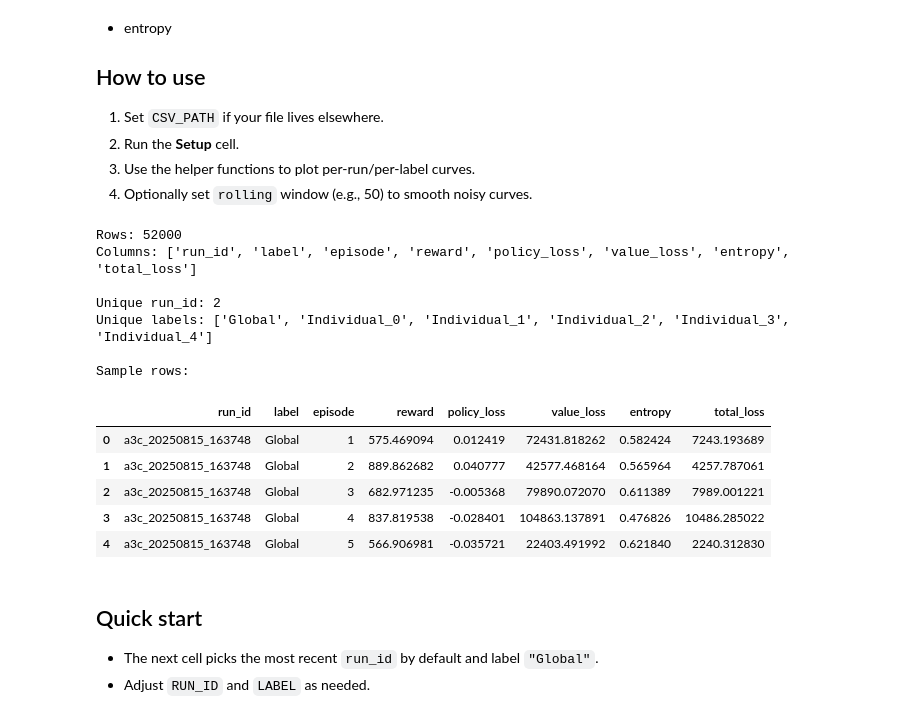
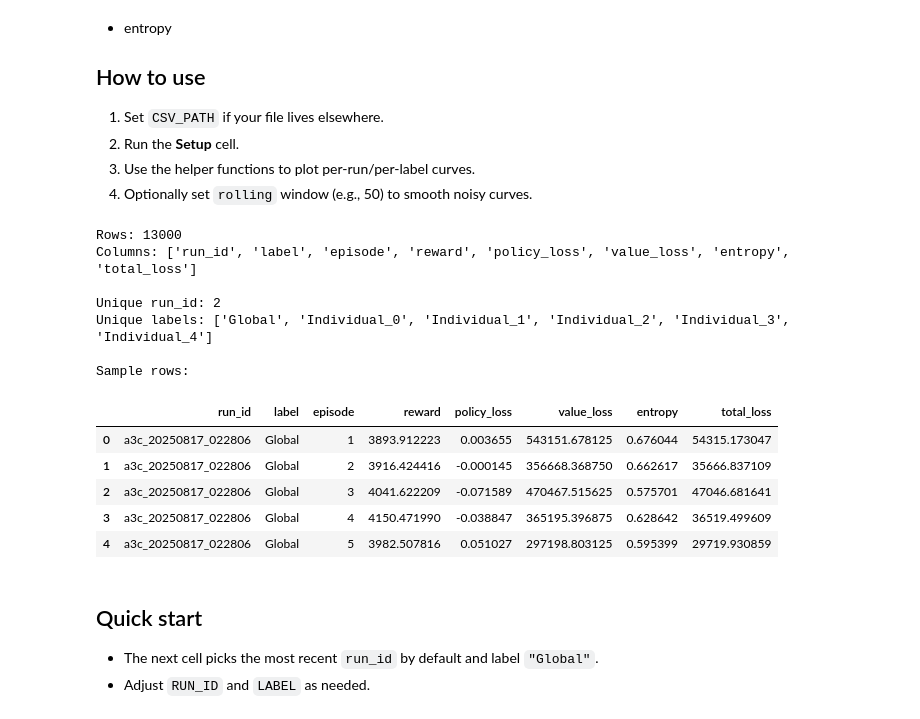
Before and after one commit to crazytb/uav_a3c, a Jupyter notebook: main_training_metrics_analysis.ipynb, the cells around one changed output. Cells and saved outputs as stored; diff of their text form; code cells hidden in the pictures.

```diff
--- a/main_training_metrics_analysis.ipynb
+++ b/main_training_metrics_analysis.ipynb
@@ -14,41 +14,41 @@ This notebook loads `runs/all_training_metrics.csv` (the master log you created
 4. Optionally set `rolling` window (e.g., 50) to smooth noisy curves.
 # %%
 # === Setup ===
-stamp = "20250815_163748"
+stamp = "20250817_022806"
 CSV_PATH = f"runs/all_training_metrics_{stamp}.csv"  # change this if needed
 
 import pandas as pd
 import matplotlib.pyplot as plt
 from pathlib import Path
 from drl_framework import params
 
 # Load
 df = pd.read_csv(CSV_PATH)
 
 # Basic sanity check / peek
 print("Rows:", len(df))
 print("Columns:", list(df.columns))
 print("\nUnique run_id:", df['run_id'].nunique())
 print("Unique labels:", sorted(df['label'].unique()))
 print("\nSample rows:")
 display(df.head())
 
 # Sort for consistency
 df = df.sort_values(['run_id','label','episode']).reset_index(drop=True)
 # %% [output]
-Rows: 52000
+Rows: 13000
 Columns: ['run_id', 'label', 'episode', 'reward', 'policy_loss', 'value_loss', 'entropy', 'total_loss']
 
 Unique run_id: 2
 Unique labels: ['Global', 'Individual_0', 'Individual_1', 'Individual_2', 'Individual_3', 'Individual_4']
 
 Sample rows:
 |  | run_id | label | episode | reward | policy_loss | value_loss | entropy | total_loss |
-| 0 | a3c_20250815_163748 | Global | 1 | 575.469094 | 0.012419 | 72431.818262 | 0.582424 | 7243.193689 |
-| 1 | a3c_20250815_163748 | Global | 2 | 889.862682 | 0.040777 | 42577.468164 | 0.565964 | 4257.787061 |
-| 2 | a3c_20250815_163748 | Global | 3 | 682.971235 | -0.005368 | 79890.072070 | 0.611389 | 7989.001221 |
-| 3 | a3c_20250815_163748 | Global | 4 | 837.819538 | -0.028401 | 104863.137891 | 0.476826 | 10486.285022 |
-| 4 | a3c_20250815_163748 | Global | 5 | 566.906981 | -0.035721 | 22403.491992 | 0.621840 | 2240.312830 |
+| 0 | a3c_20250817_022806 | Global | 1 | 3893.912223 | 0.003655 | 543151.678125 | 0.676044 | 54315.173047 |
+| 1 | a3c_20250817_022806 | Global | 2 | 3916.424416 | -0.000145 | 356668.368750 | 0.662617 | 35666.837109 |
+| 2 | a3c_20250817_022806 | Global | 3 | 4041.622209 | -0.071589 | 470467.515625 | 0.575701 | 47046.681641 |
+| 3 | a3c_20250817_022806 | Global | 4 | 4150.471990 | -0.038847 | 365195.396875 | 0.628642 | 36519.499609 |
+| 4 | a3c_20250817_022806 | Global | 5 | 3982.507816 | 0.051027 | 297198.803125 | 0.595399 | 29719.930859 |
 # %%
 # === Helpers ===
 def get_df(run_id=None, label=None):
```
Also changed, not shown: parts of 1 cell of this notebook, 54 other files.
